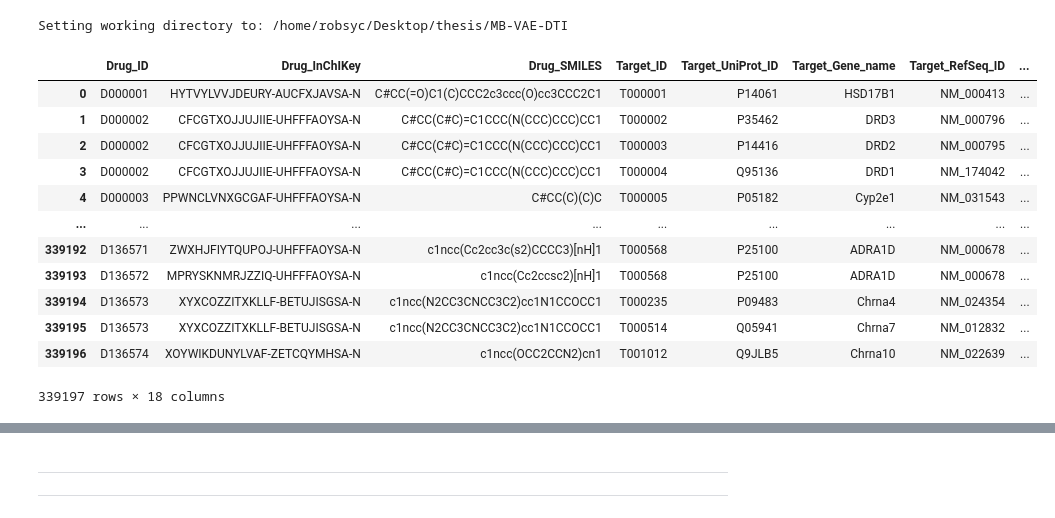
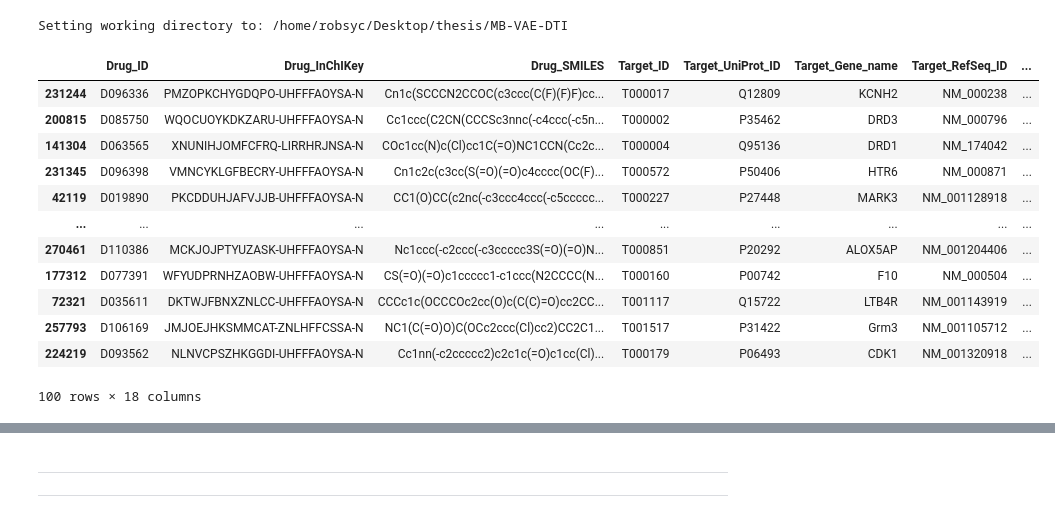
Before and after one commit to robsyc/MB-VAE-DTI, a Jupyter notebook: notebooks/processing.ipynb, the cells around one changed output, grey strips where cells are left out. Cells and saved outputs as stored; diff of their text form; code cells hidden in the pictures.

```diff
--- a/notebooks/processing.ipynb
+++ b/notebooks/processing.ipynb
@@ -15,23 +15,23 @@ Setting working directory to: /home/robsyc/Desktop/thesis/MB-VAE-DTI
 # %%
 import pandas as pd
 
 df = pd.read_csv("data/processed/dti.csv")
-# df = df.sample(1000)
+df = df.sample(100)
 df
 # %% [output]
 |  | Drug_ID | Drug_InChIKey | Drug_SMILES | Target_ID | Target_UniProt_ID | Target_Gene_name | Target_RefSeq_ID | ... |
-| 0 | D000001 | HYTVYLVVJDEURY-AUCFXJAVSA-N | C#CC(=O)C1(C)CCC2c3ccc(O)cc3CCC2C1 | T000001 | P14061 | HSD17B1 | NM_000413 | ... |
-| 1 | D000002 | CFCGTXOJJUJIIE-UHFFFAOYSA-N | C#CC(C#C)=C1CCC(N(CCC)CCC)CC1 | T000002 | P35462 | DRD3 | NM_000796 | ... |
-| 2 | D000002 | CFCGTXOJJUJIIE-UHFFFAOYSA-N | C#CC(C#C)=C1CCC(N(CCC)CCC)CC1 | T000003 | P14416 | DRD2 | NM_000795 | ... |
-| 3 | D000002 | CFCGTXOJJUJIIE-UHFFFAOYSA-N | C#CC(C#C)=C1CCC(N(CCC)CCC)CC1 | T000004 | Q95136 | DRD1 | NM_174042 | ... |
-| 4 | D000003 | PPWNCLVNXGCGAF-UHFFFAOYSA-N | C#CC(C)(C)C | T000005 | P05182 | Cyp2e1 | NM_031543 | ... |
+| 231244 | D096336 | PMZOPKCHYGDQPO-UHFFFAOYSA-N | Cn1c(SCCCN2CCOC(c3ccc(C(F)(F)F)cc... | T000017 | Q12809 | KCNH2 | NM_000238 | ... |
+| 200815 | D085750 | WQOCUOYKDKZARU-UHFFFAOYSA-N | Cc1ccc(C2CN(CCCSc3nnc(-c4ccc(-c5n... | T000002 | P35462 | DRD3 | NM_000796 | ... |
+| 141304 | D063565 | XNUNIHJOMFCFRQ-LIRRHRJNSA-N | COc1cc(N)c(Cl)cc1C(=O)NC1CCN(Cc2c... | T000004 | Q95136 | DRD1 | NM_174042 | ... |
+| 231345 | D096398 | VMNCYKLGFBECRY-UHFFFAOYSA-N | Cn1c2c(c3cc(S(=O)(=O)c4cccc(OC(F)... | T000572 | P50406 | HTR6 | NM_000871 | ... |
+| 42119 | D019890 | PKCDDUHJAFVJJB-UHFFFAOYSA-N | CC1(O)CC(c2nc(-c3ccc4ccc(-c5ccccc... | T000227 | P27448 | MARK3 | NM_001128918 | ... |
 | ... | ... | ... | ... | ... | ... | ... | ... | ... |
-| 339192 | D136571 | ZWXHJFIYTQUPOJ-UHFFFAOYSA-N | c1ncc(Cc2cc3c(s2)CCCC3)[nH]1 | T000568 | P25100 | ADRA1D | NM_000678 | ... |
-| 339193 | D136572 | MPRYSKNMRJZZIQ-UHFFFAOYSA-N | c1ncc(Cc2ccsc2)[nH]1 | T000568 | P25100 | ADRA1D | NM_000678 | ... |
-| 339194 | D136573 | XYXCOZZITXKLLF-BETUJISGSA-N | c1ncc(N2CC3CNCC3C2)cc1N1CCOCC1 | T000235 | P09483 | Chrna4 | NM_024354 | ... |
-| 339195 | D136573 | XYXCOZZITXKLLF-BETUJISGSA-N | c1ncc(N2CC3CNCC3C2)cc1N1CCOCC1 | T000514 | Q05941 | Chrna7 | NM_012832 | ... |
-| 339196 | D136574 | XOYWIKDUNYLVAF-ZETCQYMHSA-N | c1ncc(OCC2CCN2)cn1 | T001012 | Q9JLB5 | Chrna10 | NM_022639 | ... |
+| 270461 | D110386 | MCKJOJPTYUZASK-UHFFFAOYSA-N | Nc1ccc(-c2ccc(-c3ccccc3S(=O)(=O)N... | T000851 | P20292 | ALOX5AP | NM_001204406 | ... |
+| 177312 | D077391 | WFYUDPRNHZAOBW-UHFFFAOYSA-N | CS(=O)(=O)c1ccccc1-c1ccc(N2CCCC(N... | T000160 | P00742 | F10 | NM_000504 | ... |
+| 72321 | D035611 | DKTWJFBNXZNLCC-UHFFFAOYSA-N | CCCc1c(OCCCOc2cc(O)c(C(C)=O)cc2CC... | T001117 | Q15722 | LTB4R | NM_001143919 | ... |
+| 257793 | D106169 | JMJOEJHKSMMCAT-ZNLHFFCSSA-N | NC1(C(=O)O)C(OCc2ccc(Cl)cc2)CC2C1... | T001517 | P31422 | Grm3 | NM_001105712 | ... |
+| 224219 | D093562 | NLNVCPSZHKGGDI-UHFFFAOYSA-N | Cc1nn(-c2ccccc2)c2c1c(=O)c1cc(Cl)... | T000179 | P06493 | CDK1 | NM_001320918 | ... |
-339197 rows × 18 columns
+100 rows × 18 columns
 # %%
 from mb_vae_dti.processing.embedding import save_representations_to_h5
 
```
Also changed, not shown: parts of 2 cells of this notebook, 4 other files.
